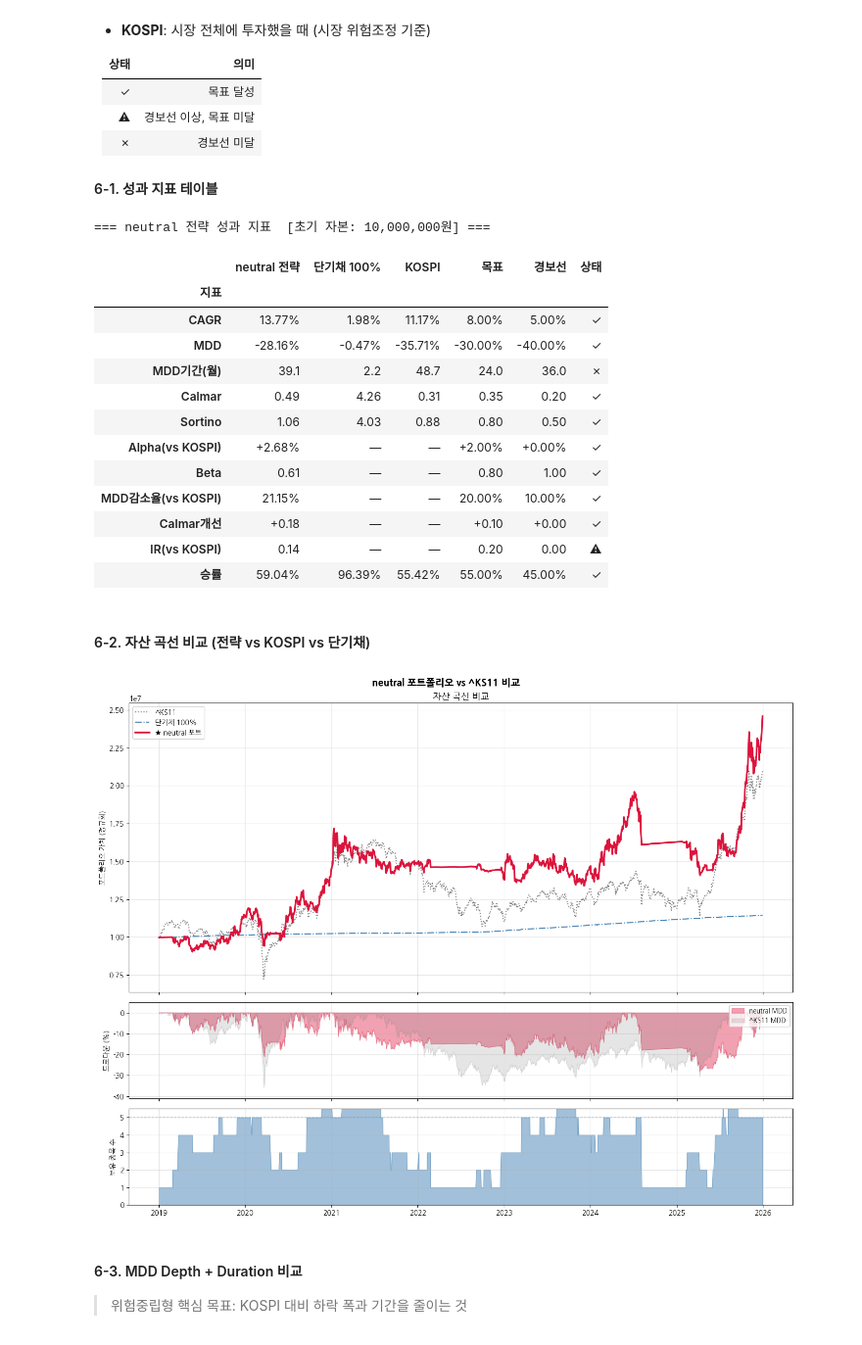
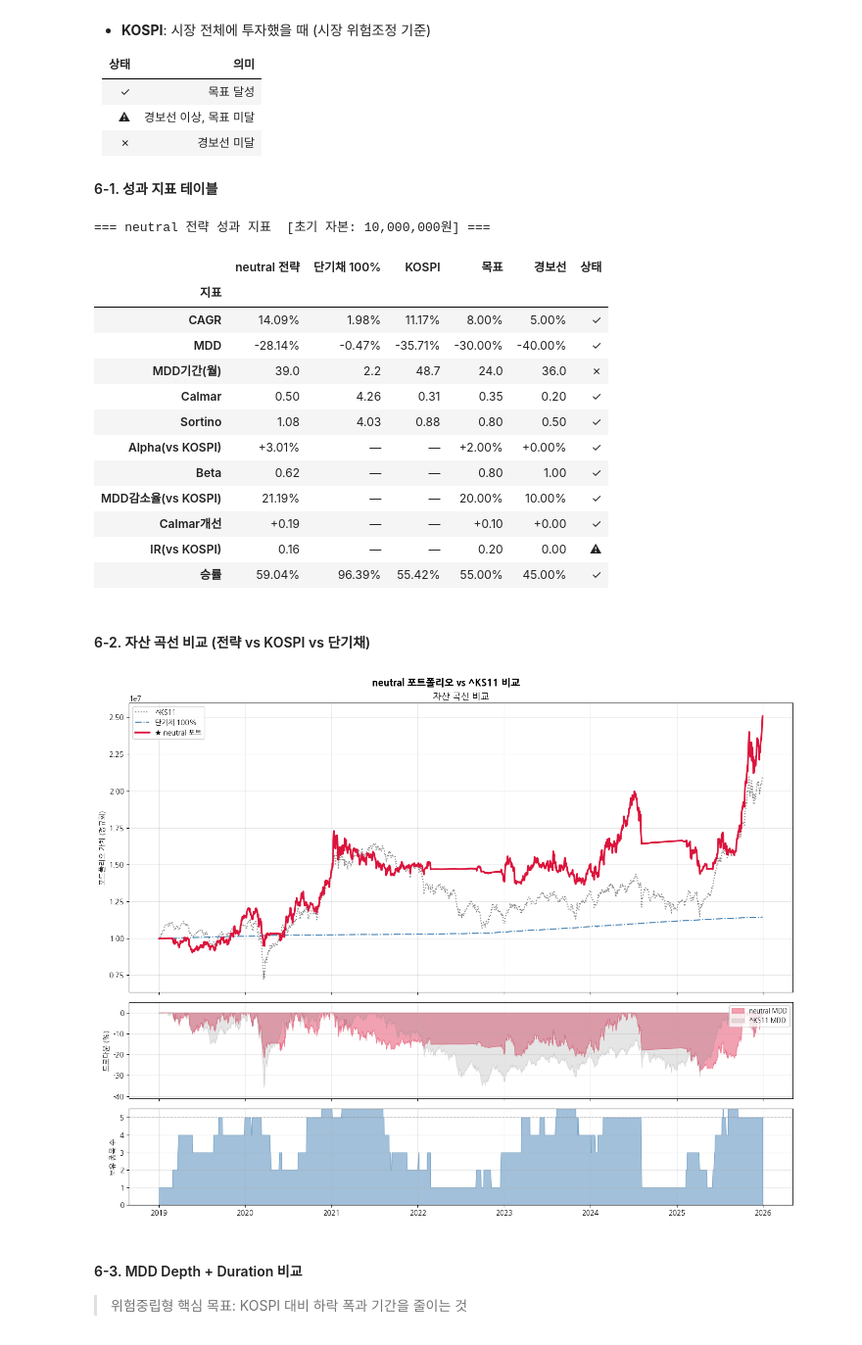
Before and after one commit to techshin31/test_stock, a Jupyter notebook: analysis/analysis_good593/study_vectorbt/backtest_neutral_portfolio.ipynb, the cells around one changed output. Shown at 98% size. Drawn from its saved outputs; the diff is of its cells as text; code cells hidden in the pictures.

```diff
--- a/analysis/analysis_good593/study_vectorbt/backtest_neutral_portfolio.ipynb
+++ b/analysis/analysis_good593/study_vectorbt/backtest_neutral_portfolio.ipynb
@@ -222,6 +223,10 @@ pf_bh = run_bh_portfolio(
 
 names_all = wf_info['names_all']   # 주식 + 단기채 ETF 전체 이름
 
+# vbt.Portfolio → pandas 추출 (metrics/plots 공통 사용)
+d    = extract(pf_wf)
+d_bh = extract(pf_bh)
+
 print(f'완료 — {wf_info["n_windows"]}개 WF 구간')
 print()
 
@@ -277,7 +282,7 @@ Walk-Forward 백테스팅 실행 중 ...
 #### 6-1. 성과 지표 테이블
 # %%
 tbl = build_metrics_table(
-    pf_wf, close_df, profile,
+    d['equity'], close_df, profile,
     benchmark_series=kospi,
     etf_series=cash_etf,
 )
@@ -287,28 +292,28 @@ tbl
 === neutral 전략 성과 지표  [초기 자본: 10,000,000원] ===
 |  | neutral 전략 | 단기채 100% | KOSPI | 목표 | 경보선 | 상태 |
 | 지표 |  |  |  |  |  |  |
-| CAGR | 13.77% | 1.98% | 11.17% | 8.00% | 5.00% | ✓ |
-| MDD | -28.16% | -0.47% | -35.71% | -30.00% | -40.00% | ✓ |
-| MDD기간(월) | 39.1 | 2.2 | 48.7 | 24.0 | 36.0 | ✗ |
-| Calmar | 0.49 | 4.26 | 0.31 | 0.35 | 0.20 | ✓ |
-| Sortino | 1.06 | 4.03 | 0.88 | 0.80 | 0.50 | ✓ |
-| Alpha(vs KOSPI) | +2.68% | — | — | +2.00% | +0.00% | ✓ |
-| Beta | 0.61 | — | — | 0.80 | 1.00 | ✓ |
-| MDD감소율(vs KOSPI) | 21.15% | — | — | 20.00% | 10.00% | ✓ |
-| Calmar개선 | +0.18 | — | — | +0.10 | +0.00 | ✓ |
-| IR(vs KOSPI) | 0.14 | — | — | 0.20 | 0.00 | ⚠ |
+| CAGR | 14.09% | 1.98% | 11.17% | 8.00% | 5.00% | ✓ |
+| MDD | -28.14% | -0.47% | -35.71% | -30.00% | -40.00% | ✓ |
+| MDD기간(월) | 39.0 | 2.2 | 48.7 | 24.0 | 36.0 | ✗ |
+| Calmar | 0.50 | 4.26 | 0.31 | 0.35 | 0.20 | ✓ |
+| Sortino | 1.08 | 4.03 | 0.88 | 0.80 | 0.50 | ✓ |
+| Alpha(vs KOSPI) | +3.01% | — | — | +2.00% | +0.00% | ✓ |
+| Beta | 0.62 | — | — | 0.80 | 1.00 | ✓ |
+| MDD감소율(vs KOSPI) | 21.19% | — | — | 20.00% | 10.00% | ✓ |
+| Calmar개선 | +0.19 | — | — | +0.10 | +0.00 | ✓ |
+| IR(vs KOSPI) | 0.16 | — | — | 0.20 | 0.00 | ⚠ |
 | 승률 | 59.04% | 96.39% | 55.42% | 55.00% | 45.00% | ✓ |
 # %% [markdown]
 #### 6-2. 자산 곡선 비교 (전략 vs KOSPI vs 단기채)
 # %%
 plot_equity_curves(
-    pf_wf, names_all, len(names),
+    d['equity'], d['asset_values'], names_all, len(names),
     benchmark_series=kospi,
     etf_series=cash_etf,
     profile_name=PROFILE_NAME,
 )
 # %% [output]
-[figure, old version]
+[figure, new version]
 # %% [markdown]
 #### 6-3. MDD Depth + Duration 비교
 
```
Also changed, not shown: parts of 16 cells of this notebook, 10 other files.
